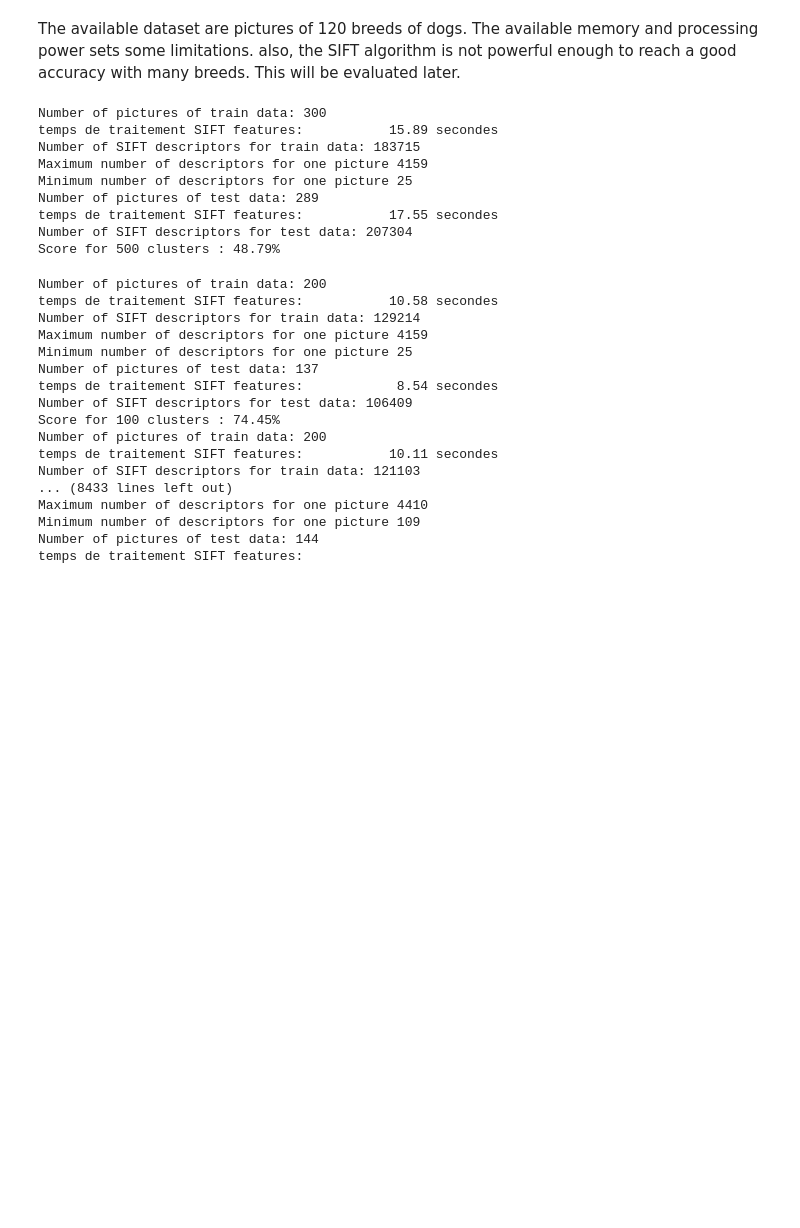
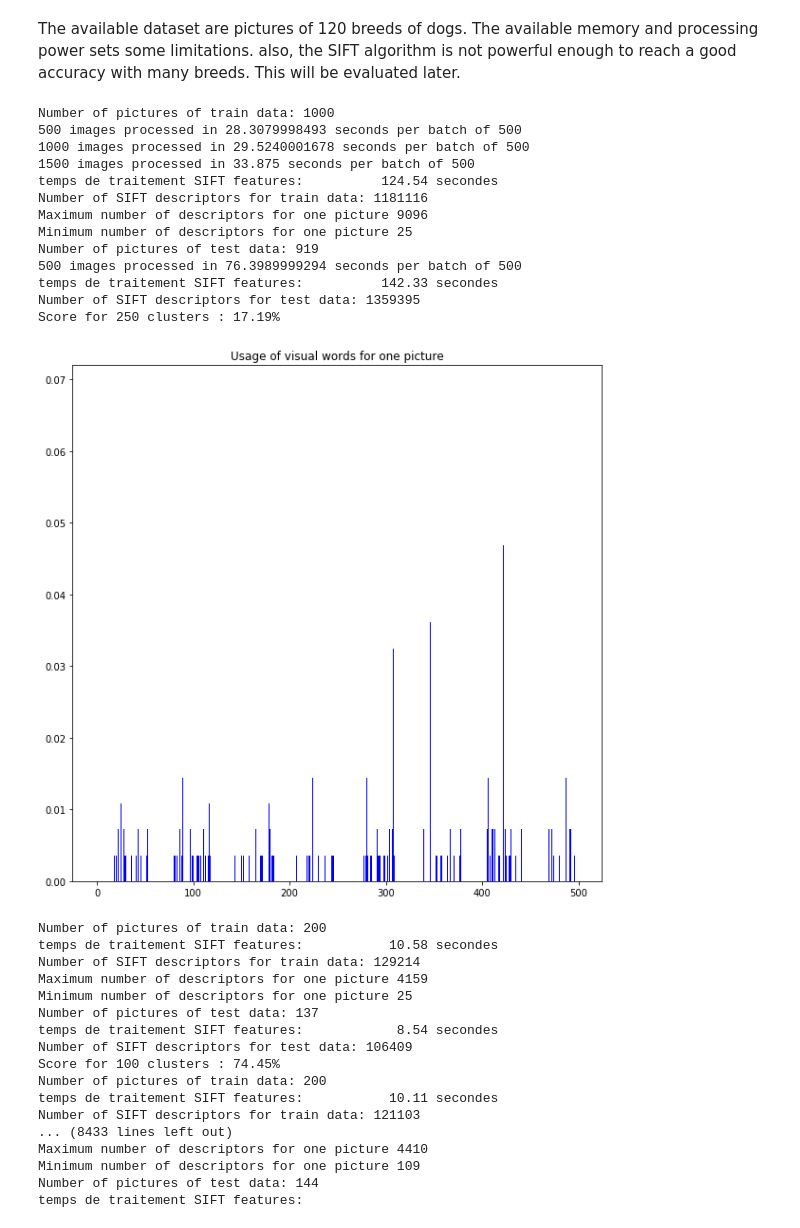
Before and after one commit to chmuths/projet_7, a Jupyter notebook: notebooks/Images-load-Ridge.ipynb, the cells around one changed output. Drawn from its saved outputs; the diff is of its cells as text; code cells hidden in the pictures; blank space fills up the shorter version.

```diff
--- a/notebooks/Images-load-Ridge.ipynb
+++ b/notebooks/Images-load-Ridge.ipynb
@@ -184,5 +176,21 @@ def eval_score(n_clusters):
     print("Score for {0} clusters : {1:.2%}".format(n_clusters, score))
 
     return score
+# %%
+def plot_histogram(n_clusters):
+    # Do a clustering of the feature descriptors
+    train_centroids, train_clusters = kmeans2(whiten(train_descriptors_list), n_clusters)
+
+    train_histos = build_histograms(train_descriptors_number, train_descriptors_list, train_centroids)
+
+    plt.figure(figsize=(10,10))
+    y = train_histos[1]
+    N = len(y)
+    x = range(N)
+    width = 1/1.5
+    plt.bar(x, y, width, color="blue")
+    plt.title('Usage of visual words for one picture')
+
+    plt.show()
 # %% [markdown]
 ### Main execution
@@ -202,26 +218,34 @@ The available dataset are pictures of 120 breeds of dogs. The available memory a
 # Parameters
 
 # Number of dogs breeds to include
-nb_breeds = 3
+nb_breeds = 10
 
 # Number of clusters for the kMeans clustering of image descriptors
-n_clusters = 500
+n_clusters = 250
 # %%
 sample_train_df = train_df[train_df['label'] <= nb_breeds]
 sample_test_df = test_df[test_df['label'] <= nb_breeds]
-train_descriptors_number, train_descriptors_list = get_decriptors_train(sample_train_df, [cropped])
-test_descriptors_number, test_descriptors_list = get_decriptors_test(sample_test_df, [cropped])
+train_descriptors_number, train_descriptors_list = get_decriptors_train(sample_train_df, [cropped, grabcut])
+test_descriptors_number, test_descriptors_list = get_decriptors_test(sample_test_df, [bw])
 score = eval_score(n_clusters)
 # %% [output]
-Number of pictures of train data: 300
-temps de traitement SIFT features:           15.89 secondes
-Number of SIFT descriptors for train data: 183715
-Maximum number of descriptors for one picture 4159
+Number of pictures of train data: 1000
+500 images processed in 28.3079998493 seconds per batch of 500
+1000 images processed in 29.5240001678 seconds per batch of 500
+1500 images processed in 33.875 seconds per batch of 500
+temps de traitement SIFT features:          124.54 secondes
+Number of SIFT descriptors for train data: 1181116
+Maximum number of descriptors for one picture 9096
 Minimum number of descriptors for one picture 25
-Number of pictures of test data: 289
-temps de traitement SIFT features:           17.55 secondes
-Number of SIFT descriptors for test data: 207304
-Score for 500 clusters : 48.79%
+Number of pictures of test data: 919
+500 images processed in 76.3989999294 seconds per batch of 500
+temps de traitement SIFT features:          142.33 secondes
+Number of SIFT descriptors for test data: 1359395
+Score for 250 clusters : 17.19%
+# %%
+plot_histogram(n_clusters)
+# %% [output]
+[figure, added]
 # %%
 # Compare breeds 2 by 2 to find which ones can be separated most and least easily
 score_table = np.zeros((120,120), np.float64)
```
Also changed, not shown: parts of 6 cells of this notebook, 24 other files.
